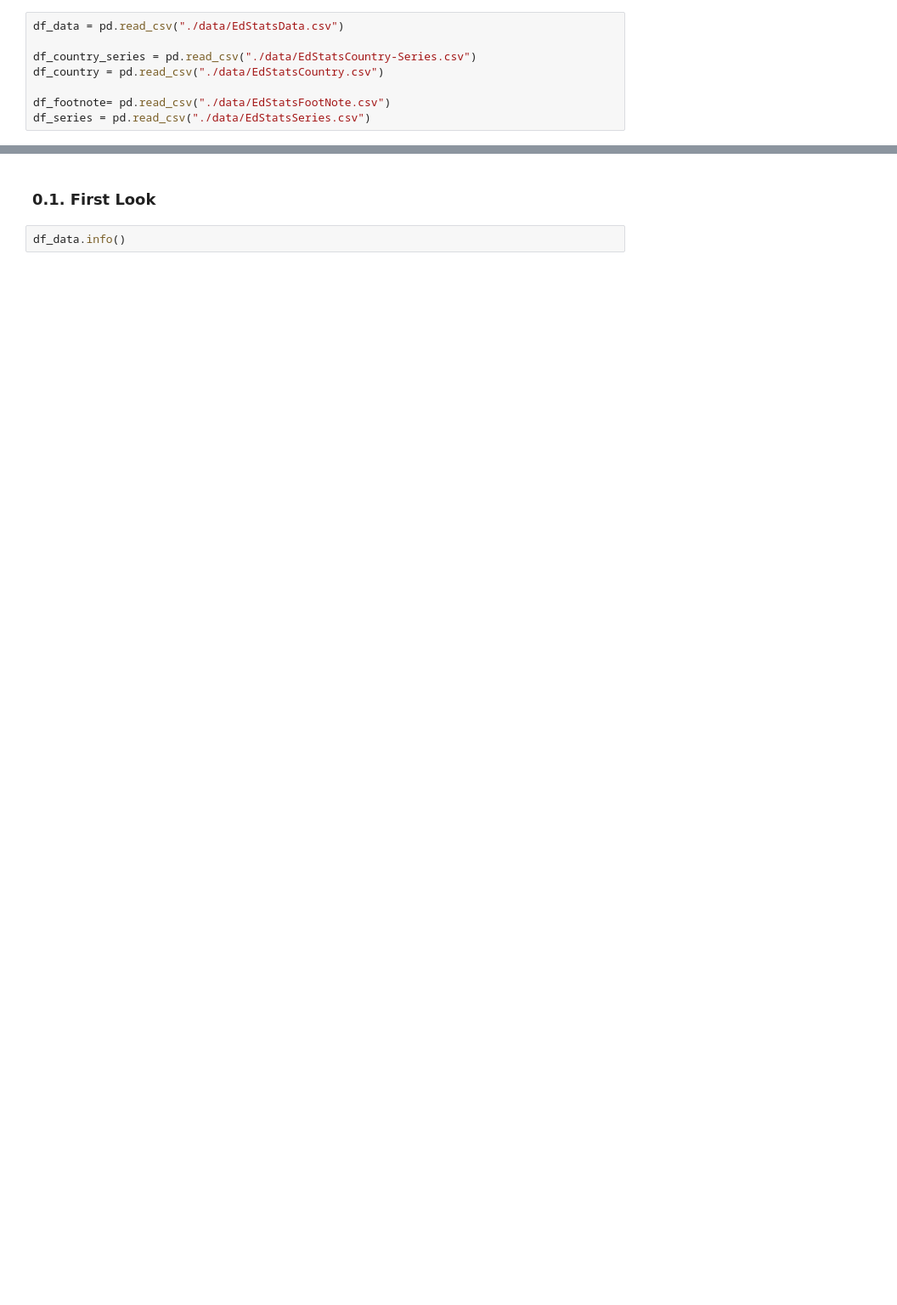
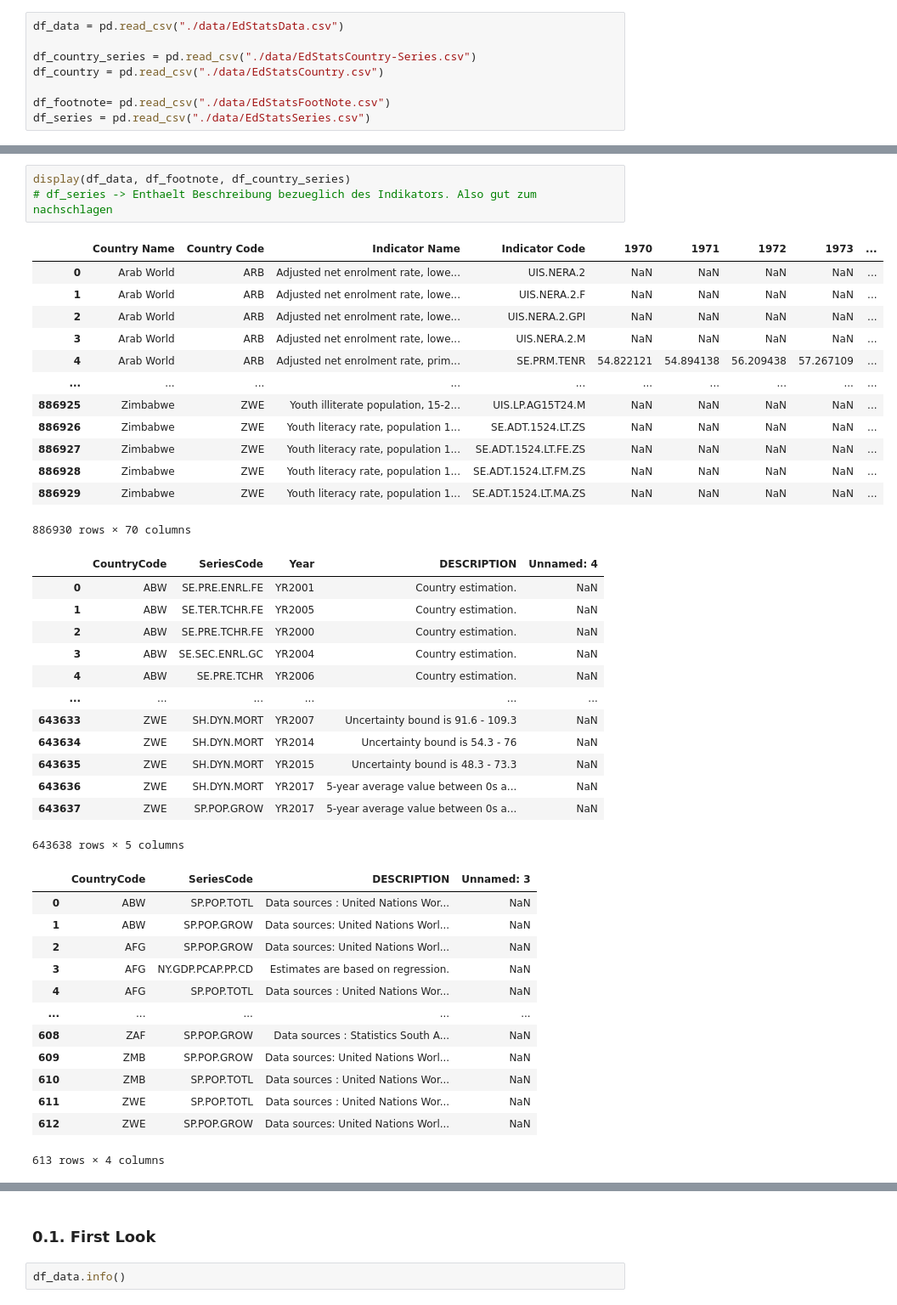
Before and after one commit to aKravtschenko/edstats-ml-analysis, a Jupyter notebook: global_education_economic_analysis.ipynb, the cells around one changed output, grey strips where cells are left out. Shown at 85% size. Drawn from its saved outputs; the diff is of its cells as text; blank space fills up the shorter version.

```diff
--- a/global_education_economic_analysis.ipynb
+++ b/global_education_economic_analysis.ipynb
@@ -49,0 +248,43 @@ df_series = pd.read_csv("./data/EdStatsSeries.csv")
+# %%
+display(df_data, df_footnote, df_country_series)
+# df_series -> Enthaelt Beschreibung bezueglich des Indikators. Also gut zum nachschlagen
+# %% [output]
+|  | Country Name | Country Code | Indicator Name | Indicator Code | 1970 | 1971 | 1972 | 1973 | ... |
+| 0 | Arab World | ARB | Adjusted net enrolment rate, lowe... | UIS.NERA.2 | NaN | NaN | NaN | NaN | ... |
+| 1 | Arab World | ARB | Adjusted net enrolment rate, lowe... | UIS.NERA.2.F | NaN | NaN | NaN | NaN | ... |
+| 2 | Arab World | ARB | Adjusted net enrolment rate, lowe... | UIS.NERA.2.GPI | NaN | NaN | NaN | NaN | ... |
+| 3 | Arab World | ARB | Adjusted net enrolment rate, lowe... | UIS.NERA.2.M | NaN | NaN | NaN | NaN | ... |
+| 4 | Arab World | ARB | Adjusted net enrolment rate, prim... | SE.PRM.TENR | 54.822121 | 54.894138 | 56.209438 | 57.267109 | ... |
+| ... | ... | ... | ... | ... | ... | ... | ... | ... | ... |
+| 886925 | Zimbabwe | ZWE | Youth illiterate population, 15-2... | UIS.LP.AG15T24.M | NaN | NaN | NaN | NaN | ... |
+| 886926 | Zimbabwe | ZWE | Youth literacy rate, population 1... | SE.ADT.1524.LT.ZS | NaN | NaN | NaN | NaN | ... |
+| 886927 | Zimbabwe | ZWE | Youth literacy rate, population 1... | SE.ADT.1524.LT.FE.ZS | NaN | NaN | NaN | NaN | ... |
+| 886928 | Zimbabwe | ZWE | Youth literacy rate, population 1... | SE.ADT.1524.LT.FM.ZS | NaN | NaN | NaN | NaN | ... |
+| 886929 | Zimbabwe | ZWE | Youth literacy rate, population 1... | SE.ADT.1524.LT.MA.ZS | NaN | NaN | NaN | NaN | ... |
+886930 rows × 70 columns
+|  | CountryCode | SeriesCode | Year | DESCRIPTION | Unnamed: 4 |
+| 0 | ABW | SE.PRE.ENRL.FE | YR2001 | Country estimation. | NaN |
+| 1 | ABW | SE.TER.TCHR.FE | YR2005 | Country estimation. | NaN |
+| 2 | ABW | SE.PRE.TCHR.FE | YR2000 | Country estimation. | NaN |
+| 3 | ABW | SE.SEC.ENRL.GC | YR2004 | Country estimation. | NaN |
+| 4 | ABW | SE.PRE.TCHR | YR2006 | Country estimation. | NaN |
+| ... | ... | ... | ... | ... | ... |
+| 643633 | ZWE | SH.DYN.MORT | YR2007 | Uncertainty bound is 91.6 - 109.3 | NaN |
+| 643634 | ZWE | SH.DYN.MORT | YR2014 | Uncertainty bound is 54.3 - 76 | NaN |
+| 643635 | ZWE | SH.DYN.MORT | YR2015 | Uncertainty bound is 48.3 - 73.3 | NaN |
+| 643636 | ZWE | SH.DYN.MORT | YR2017 | 5-year average value between 0s a... | NaN |
+| 643637 | ZWE | SP.POP.GROW | YR2017 | 5-year average value between 0s a... | NaN |
+643638 rows × 5 columns
+|  | CountryCode | SeriesCode | DESCRIPTION | Unnamed: 3 |
+| 0 | ABW | SP.POP.TOTL | Data sources : United Nations Wor... | NaN |
+| 1 | ABW | SP.POP.GROW | Data sources: United Nations Worl... | NaN |
+| 2 | AFG | SP.POP.GROW | Data sources: United Nations Worl... | NaN |
+| 3 | AFG | NY.GDP.PCAP.PP.CD | Estimates are based on regression. | NaN |
+| 4 | AFG | SP.POP.TOTL | Data sources : United Nations Wor... | NaN |
+| ... | ... | ... | ... | ... |
+| 608 | ZAF | SP.POP.GROW | Data sources : Statistics South A... | NaN |
+| 609 | ZMB | SP.POP.GROW | Data sources: United Nations Worl... | NaN |
+| 610 | ZMB | SP.POP.TOTL | Data sources : United Nations Wor... | NaN |
+| 611 | ZWE | SP.POP.TOTL | Data sources : United Nations Wor... | NaN |
+| 612 | ZWE | SP.POP.GROW | Data sources: United Nations Worl... | NaN |
+613 rows × 4 columns
```
Also changed, not shown: parts of 10 cells of this notebook.
